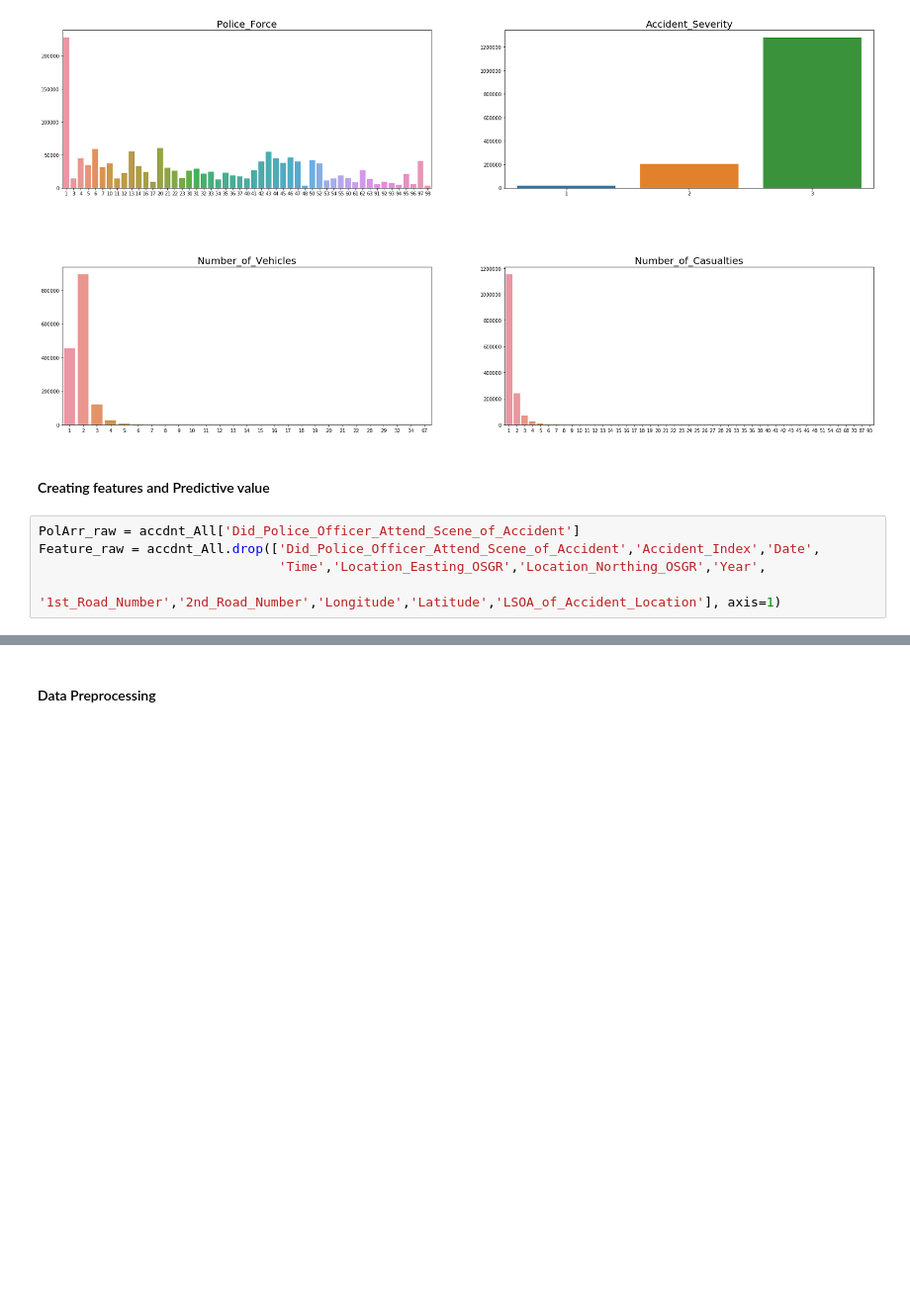
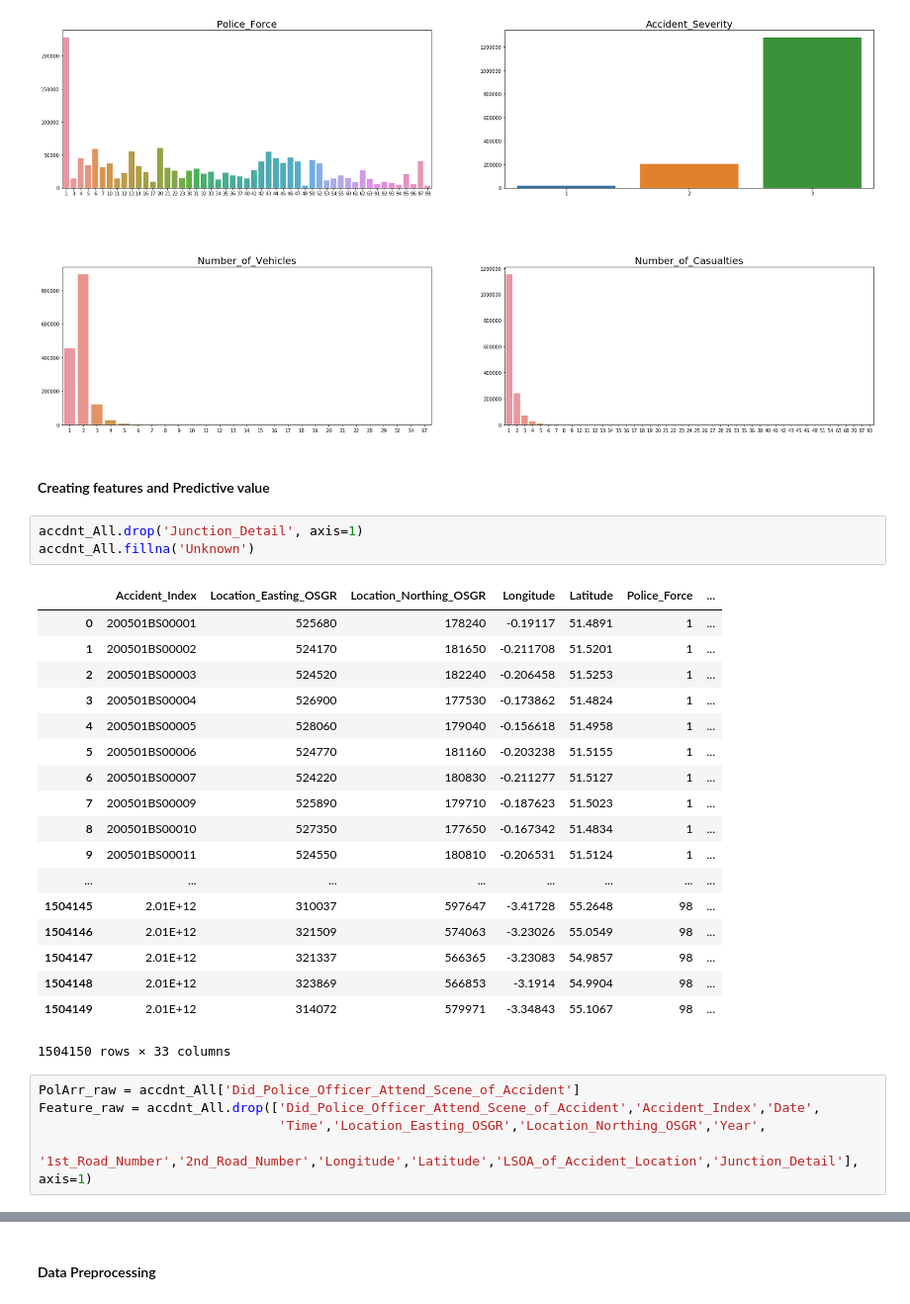
Before and after one commit to ArshadKhurshid/UK-Accident-History, a Jupyter notebook: UKAccident.ipynb, the cells around one changed output, grey strips where cells are left out. Shown at 99% size. Saved outputs shown, nothing was run; the diff lists cells and outputs as text; blank space fills up the shorter version.

```diff
--- a/UKAccident.ipynb
+++ b/UKAccident.ipynb
@@ -257,11 +257,33 @@ plt.show()
 [figure]
 # %% [markdown]
 #### Creating features and Predictive value
+# %%
+accdnt_All.drop('Junction_Detail', axis=1)
+accdnt_All.fillna('Unknown')
+# %% [output]
+|  | Accident_Index | Location_Easting_OSGR | Location_Northing_OSGR | Longitude | Latitude | Police_Force | ... |
+| 0 | 200501BS00001 | 525680 | 178240 | -0.19117 | 51.4891 | 1 | ... |
+| 1 | 200501BS00002 | 524170 | 181650 | -0.211708 | 51.5201 | 1 | ... |
+| 2 | 200501BS00003 | 524520 | 182240 | -0.206458 | 51.5253 | 1 | ... |
+| 3 | 200501BS00004 | 526900 | 177530 | -0.173862 | 51.4824 | 1 | ... |
+| 4 | 200501BS00005 | 528060 | 179040 | -0.156618 | 51.4958 | 1 | ... |
+| 5 | 200501BS00006 | 524770 | 181160 | -0.203238 | 51.5155 | 1 | ... |
+| 6 | 200501BS00007 | 524220 | 180830 | -0.211277 | 51.5127 | 1 | ... |
+| 7 | 200501BS00009 | 525890 | 179710 | -0.187623 | 51.5023 | 1 | ... |
+| 8 | 200501BS00010 | 527350 | 177650 | -0.167342 | 51.4834 | 1 | ... |
+| 9 | 200501BS00011 | 524550 | 180810 | -0.206531 | 51.5124 | 1 | ... |
+| ... | ... | ... | ... | ... | ... | ... | ... |
+| 1504145 | 2.01E+12 | 310037 | 597647 | -3.41728 | 55.2648 | 98 | ... |
+| 1504146 | 2.01E+12 | 321509 | 574063 | -3.23026 | 55.0549 | 98 | ... |
+| 1504147 | 2.01E+12 | 321337 | 566365 | -3.23083 | 54.9857 | 98 | ... |
+| 1504148 | 2.01E+12 | 323869 | 566853 | -3.1914 | 54.9904 | 98 | ... |
+| 1504149 | 2.01E+12 | 314072 | 579971 | -3.34843 | 55.1067 | 98 | ... |
+1504150 rows × 33 columns
 # %%
 PolArr_raw = accdnt_All['Did_Police_Officer_Attend_Scene_of_Accident']
 Feature_raw = accdnt_All.drop(['Did_Police_Officer_Attend_Scene_of_Accident','Accident_Index','Date',
                                'Time','Location_Easting_OSGR','Location_Northing_OSGR','Year',
-                              '1st_Road_Number','2nd_Road_Number','Longitude','Latitude','LSOA_of_Accident_Location'], axis=1)
+                              '1st_Road_Number','2nd_Road_Number','Longitude','Latitude','LSOA_of_Accident_Location','Junction_Detail'], axis=1)
 # %%
 Feature_raw.dtypes
 # %% [output]
```
Also changed, not shown: parts of 7 cells of this notebook.
